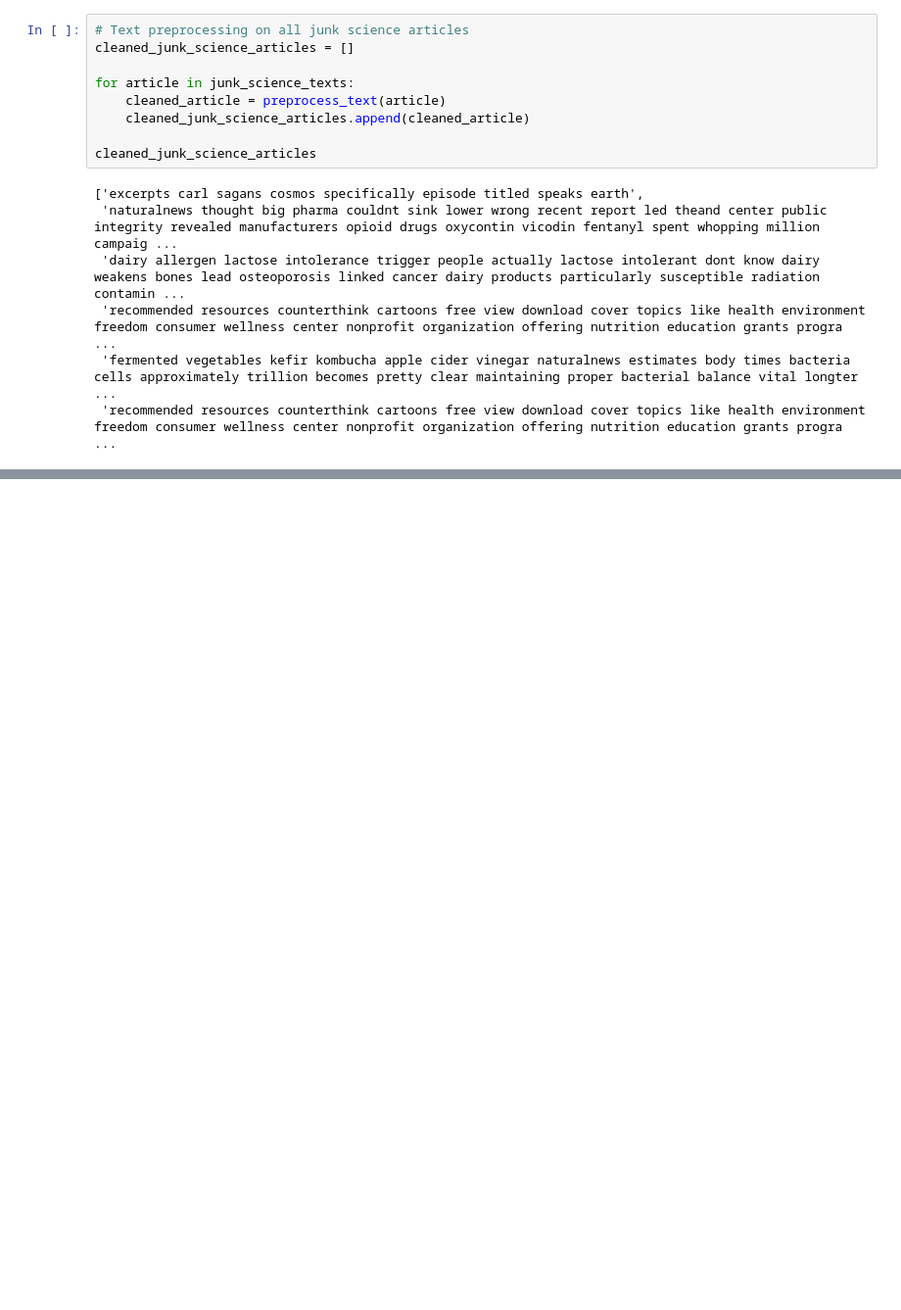
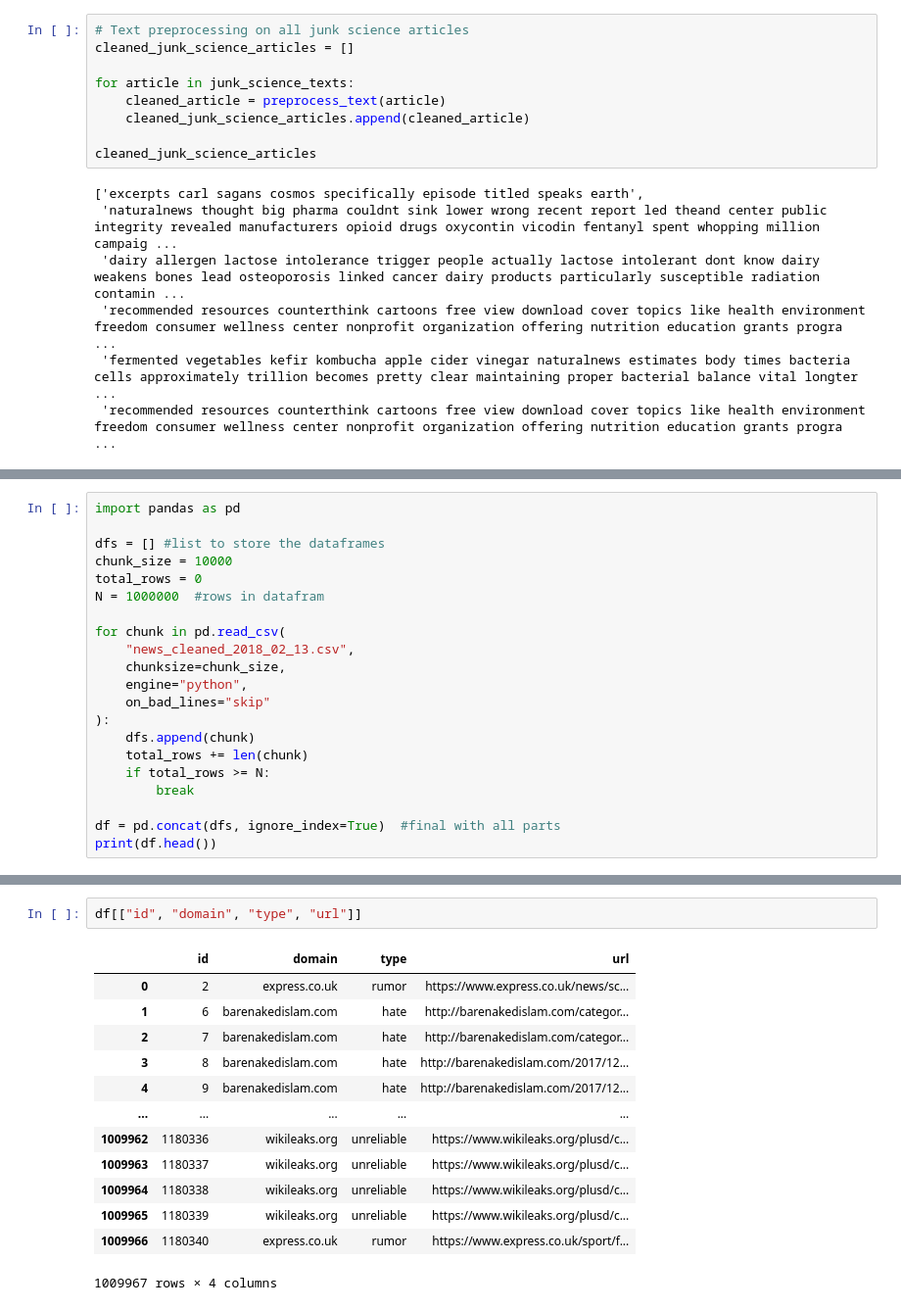
Before and after one commit to hitakiran/misinformation_research, a Jupyter notebook: junk_sci_data.ipynb, the cells around one changed output, grey strips where cells are left out. Shown: that part at 98% size. Drawn from its saved outputs; the diff is of its cells as text; blank space fills up the shorter version.

Commit message:
Update notebook and add cleaned junk science CSV dataset

```diff
--- a/junk_sci_data.ipynb
+++ b/junk_sci_data.ipynb
@@ -107,0 +110,21 @@ cleaned_junk_science_articles
+# %%
+import pandas as pd
+
+dfs = [] #list to store the dataframes
+chunk_size = 10000
+total_rows = 0
+N = 1000000  #rows in datafram
+
+for chunk in pd.read_csv(
+    "news_cleaned_2018_02_13.csv",
+    chunksize=chunk_size,
+    engine="python",
+    on_bad_lines="skip"
+):
+    dfs.append(chunk)
+    total_rows += len(chunk)
+    if total_rows >= N:
+        break
+
+df = pd.concat(dfs, ignore_index=True)  #final with all parts
+print(df.head())
@@ -107,0 +149,16 @@ cleaned_junk_science_articles
+# %%
+df[["id", "domain", "type", "url"]]
+# %% [output]
+|  | id | domain | type | url |
+| 0 | 2 | express.co.uk | rumor | https://www.express.co.uk/news/sc... |
+| 1 | 6 | barenakedislam.com | hate | http://barenakedislam.com/categor... |
+| 2 | 7 | barenakedislam.com | hate | http://barenakedislam.com/categor... |
+| 3 | 8 | barenakedislam.com | hate | http://barenakedislam.com/2017/12... |
+| 4 | 9 | barenakedislam.com | hate | http://barenakedislam.com/2017/12... |
+| ... | ... | ... | ... | ... |
+| 1009962 | 1180336 | wikileaks.org | unreliable | https://www.wikileaks.org/plusd/c... |
+| 1009963 | 1180337 | wikileaks.org | unreliable | https://www.wikileaks.org/plusd/c... |
+| 1009964 | 1180338 | wikileaks.org | unreliable | https://www.wikileaks.org/plusd/c... |
+| 1009965 | 1180339 | wikileaks.org | unreliable | https://www.wikileaks.org/plusd/c... |
+| 1009966 | 1180340 | express.co.uk | rumor | https://www.express.co.uk/sport/f... |
+1009967 rows × 4 columns
```
Also changed, not shown: parts of 5 cells of this notebook.
